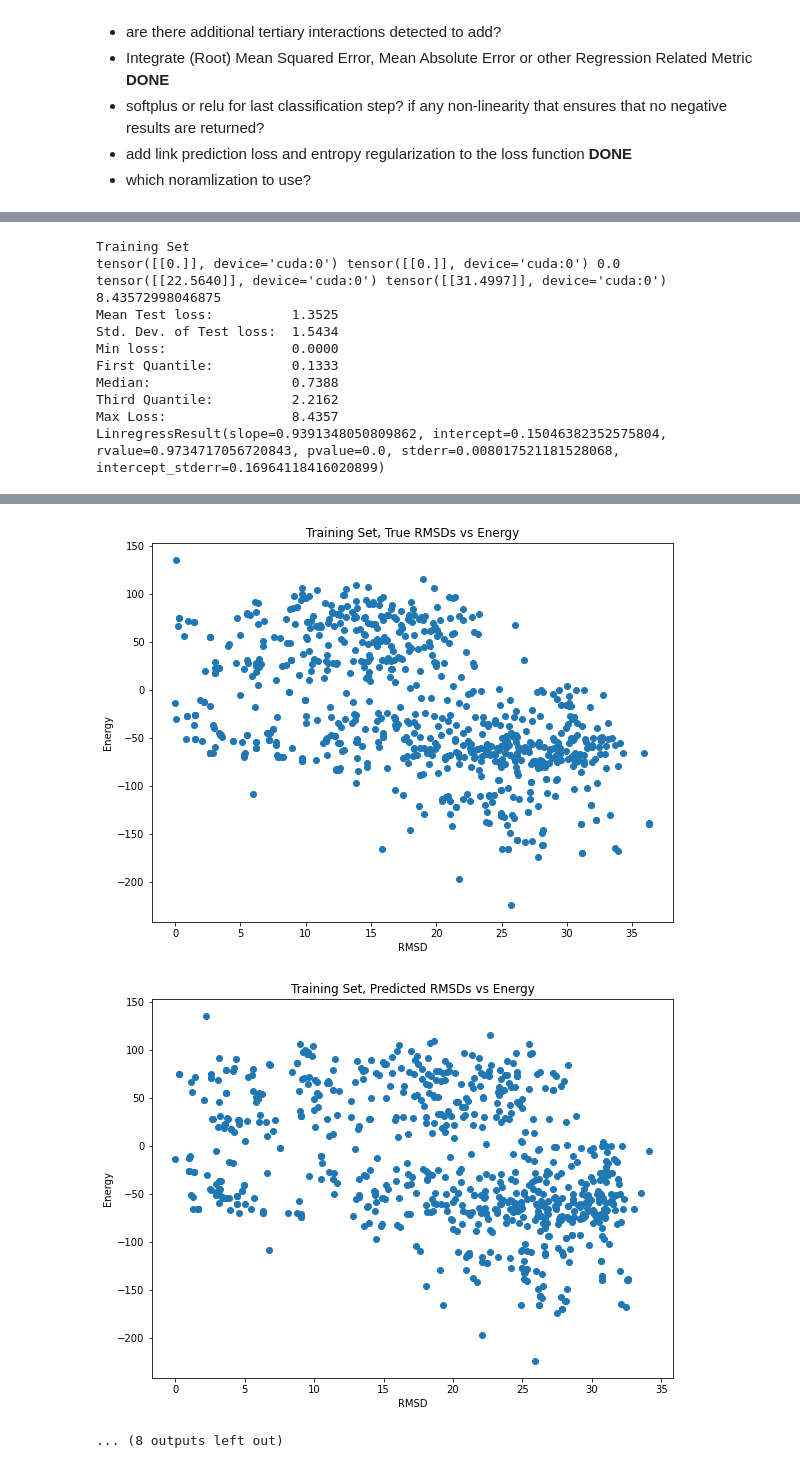
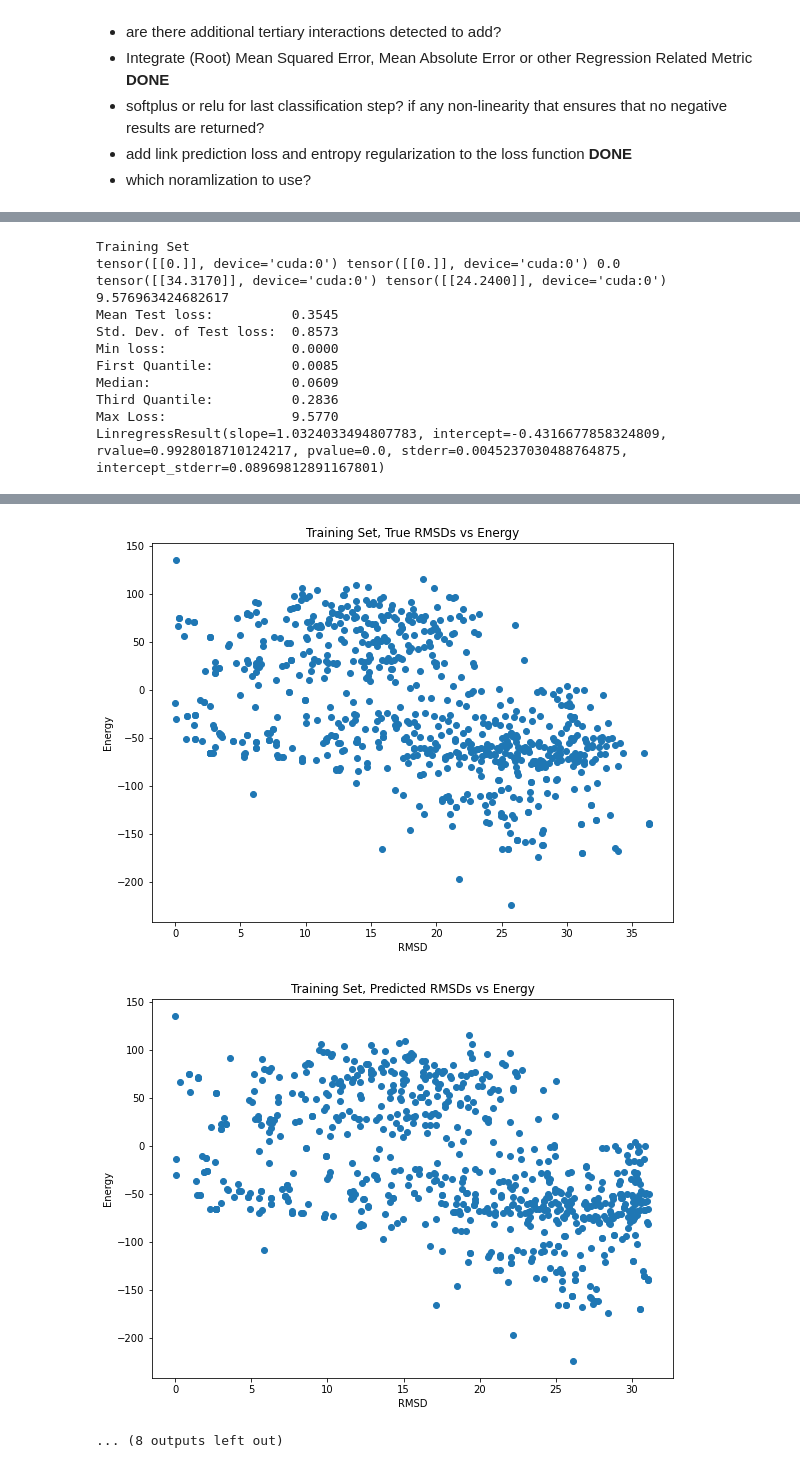
Before and after one commit to milang9/3d_classifier, a Jupyter notebook: 3d_classifier_PyG_pool.ipynb, the cells around one changed output, grey strips where cells are left out. Saved outputs shown, nothing was run; the diff lists cells and outputs as text; code cells hidden in the pictures.

```diff
--- a/3d_classifier_PyG_pool.ipynb
+++ b/3d_classifier_PyG_pool.ipynb
@@ -154,7 +171,7 @@ from pyg_classifier.utility import get_energy_dict, rmsd_scatter, e_rmsd_scatter
 
 if "model" not in globals():
     num_node_feats = training_dataset.num_node_features
-    model = Diff_CG_Classifier(num_node_feats).to(device)
+    model = DMoN_CG_Classifier(num_node_feats).to(device)
 
 train_loader = DenseDataLoader(training_dataset, batch_size=1)
 val_loader = DenseDataLoader(val_dataset, batch_size=1)
@@ -162,7 +179,7 @@ test_dataloader = DenseDataLoader(test_dataset, batch_size=1)
 st_test_dataloader = DenseDataLoader(st_test_dataset, batch_size=1)
 
 model.to(device)
-model.load_state_dict(th.load("pyg_diff_model_data/model_epoch877.pth"))
+model.load_state_dict(th.load("pyg_model_data/2022-04-29_15-25_DMoN_CG_Classifier/model_data/epoch_4310.pth"))
 
 energy_l = []
 true_rmsd_l = []
@@ -223,11 +240,11 @@ LinregressResult(slope=0.6785614601899297, intercept=2.9384787527019434, rvalue=
 Training Set
 tensor([[0.]], device='cuda:0') tensor([[0.]], device='cuda:0') 0.0
-tensor([[22.5640]], device='cuda:0') tensor([[31.4997]], device='cuda:0') 8.43572998046875
-Mean Test loss:          1.3525
-Std. Dev. of Test loss:  1.5434
+tensor([[34.3170]], device='cuda:0') tensor([[24.2400]], device='cuda:0') 9.576963424682617
+Mean Test loss:          0.3545
+Std. Dev. of Test loss:  0.8573
 Min loss:                0.0000
-First Quantile:          0.1333
-Median:                  0.7388
-Third Quantile:          2.2162
-Max Loss:                8.4357
-LinregressResult(slope=0.9391348050809862, intercept=0.15046382352575804, rvalue=0.9734717056720843, pvalue=0.0, stderr=0.008017521181528068, intercept_stderr=0.16964118416020899)
+First Quantile:          0.0085
+Median:                  0.0609
+Third Quantile:          0.2836
+Max Loss:                9.5770
+LinregressResult(slope=1.0324033494807783, intercept=-0.4316677858324809, rvalue=0.9928018710124217, pvalue=0.0, stderr=0.0045237030488764875, intercept_stderr=0.08969812891167801)
@@ -235,5 +252,5 @@ LinregressResult(slope=0.9391348050809862, intercept=0.15046382352575804, rvalue
 [figure]
-[figure, old version]
+[figure, new version]
 ... (8 outputs left out)
 # %%
 #Test run for rotational invariance
```
Also changed, not shown: parts of 6 cells of this notebook, 39 other files.
